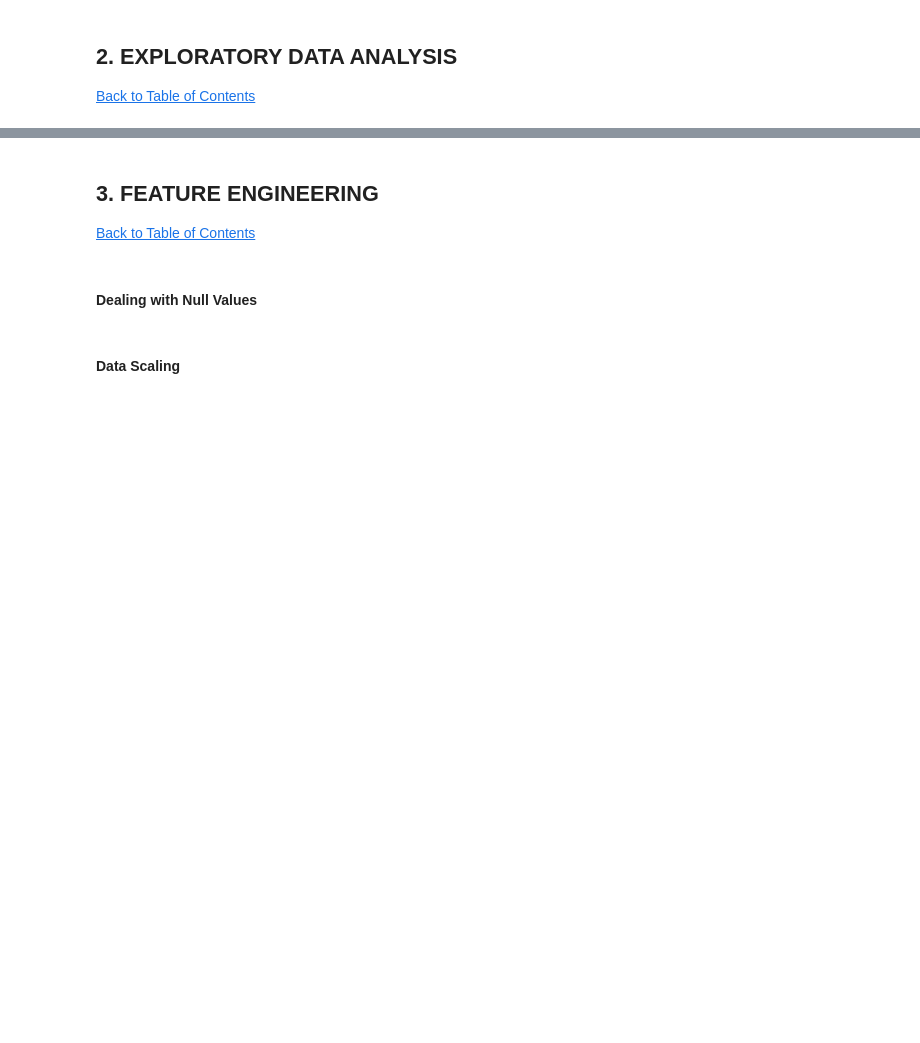
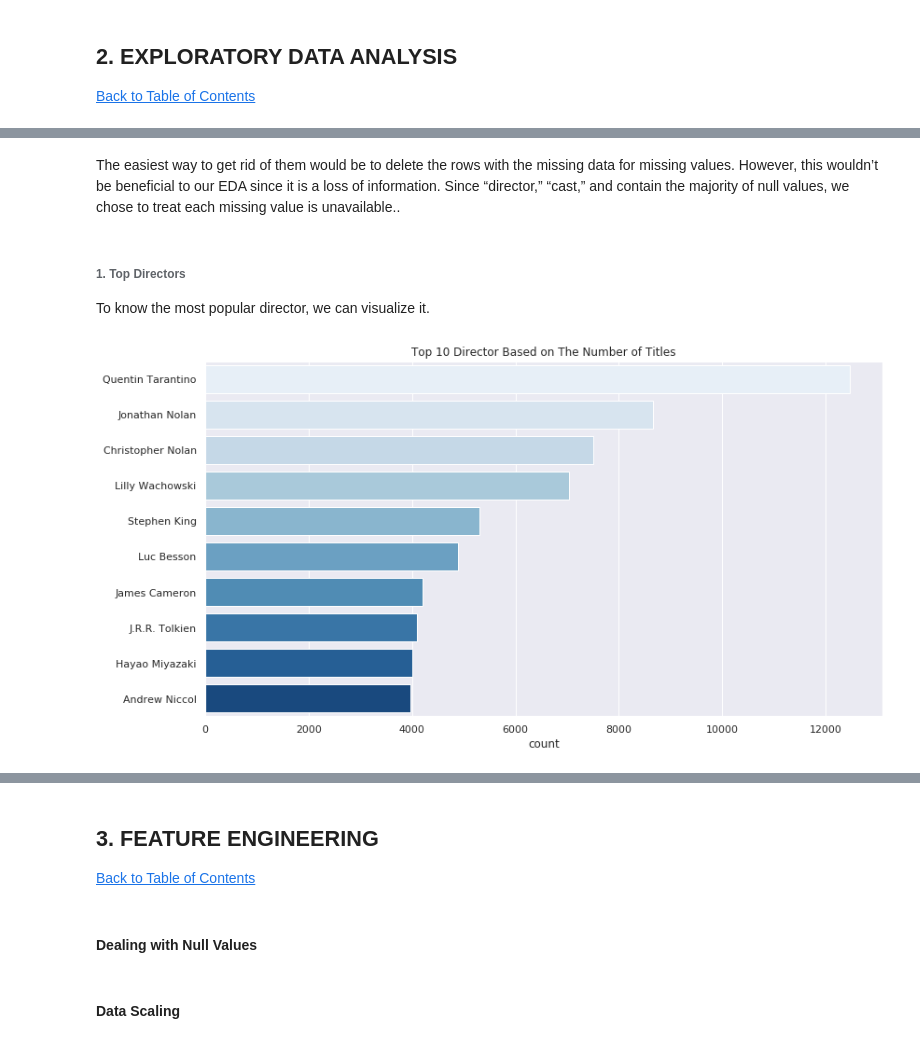
Before and after one commit to Keltings/Movie-Recommender-Engine, a Jupyter notebook: 2110ACDS-T1.ipynb, the cells around one changed output, grey strips where cells are left out. Drawn from its saved outputs; the diff is of its cells as text; code cells hidden in the pictures; blank space fills up the shorter version.

```diff
--- a/2110ACDS-T1.ipynb
+++ b/2110ACDS-T1.ipynb
@@ -311,0 +364,13 @@ dtype: int64
+# %% [markdown]
+The easiest way to get rid of them would be to delete the rows with the missing data for missing values. However, this wouldn’t be beneficial to our EDA since it is a loss of information. Since “director,” “cast,” and  contain the majority of null values, we chose to treat each missing value is unavailable..
+# %% [markdown]
+###### 1. Top Directors
+To know the most popular director, we can visualize it.
+# %%
+filtered_directors = movies_df[movies_df.director != 'No Director'].set_index('title').director.str.split(', ', expand=True).stack().reset_index(level=1, drop=True)
+plt.figure(figsize=(13,7))
+plt.title('Top 10 Director Based on The Number of Titles')
+sns.countplot(y = filtered_directors, order=filtered_directors.value_counts().index[:10], palette='Blues')
+plt.show()
+# %% [output]
+[figure, added]
```
Also changed, not shown: parts of 43 cells of this notebook.
